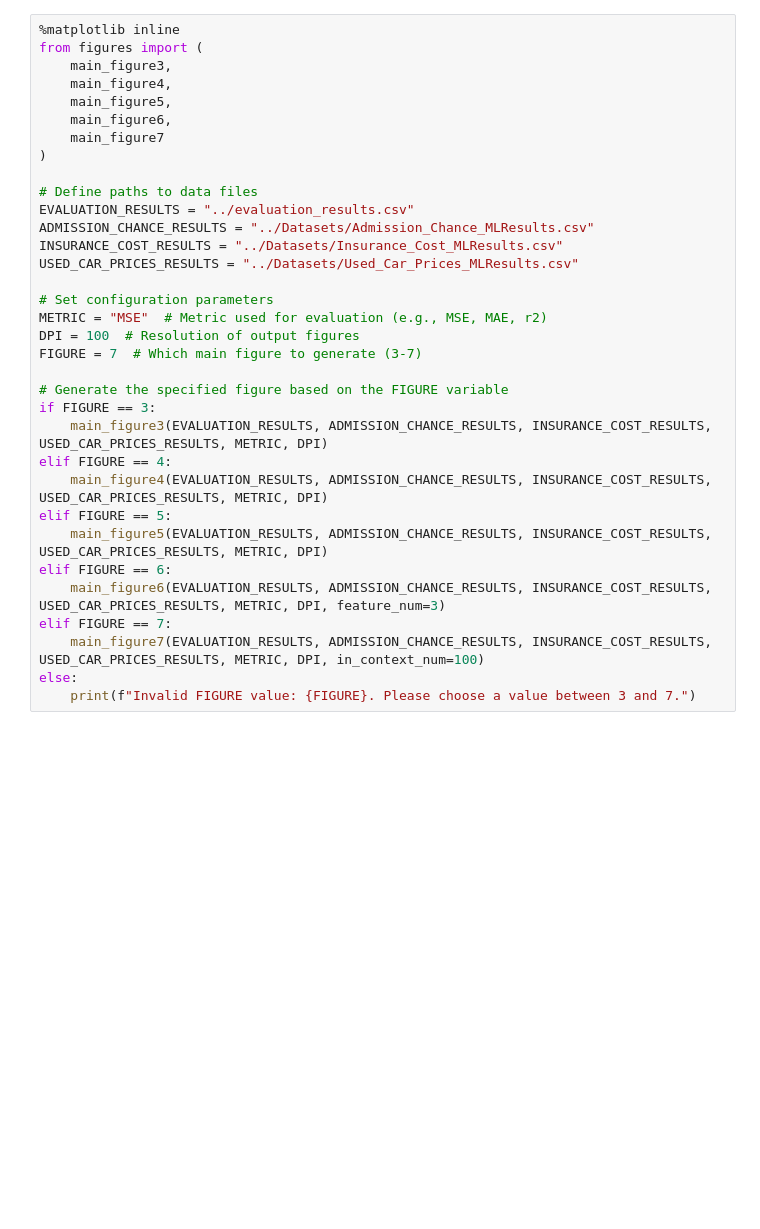
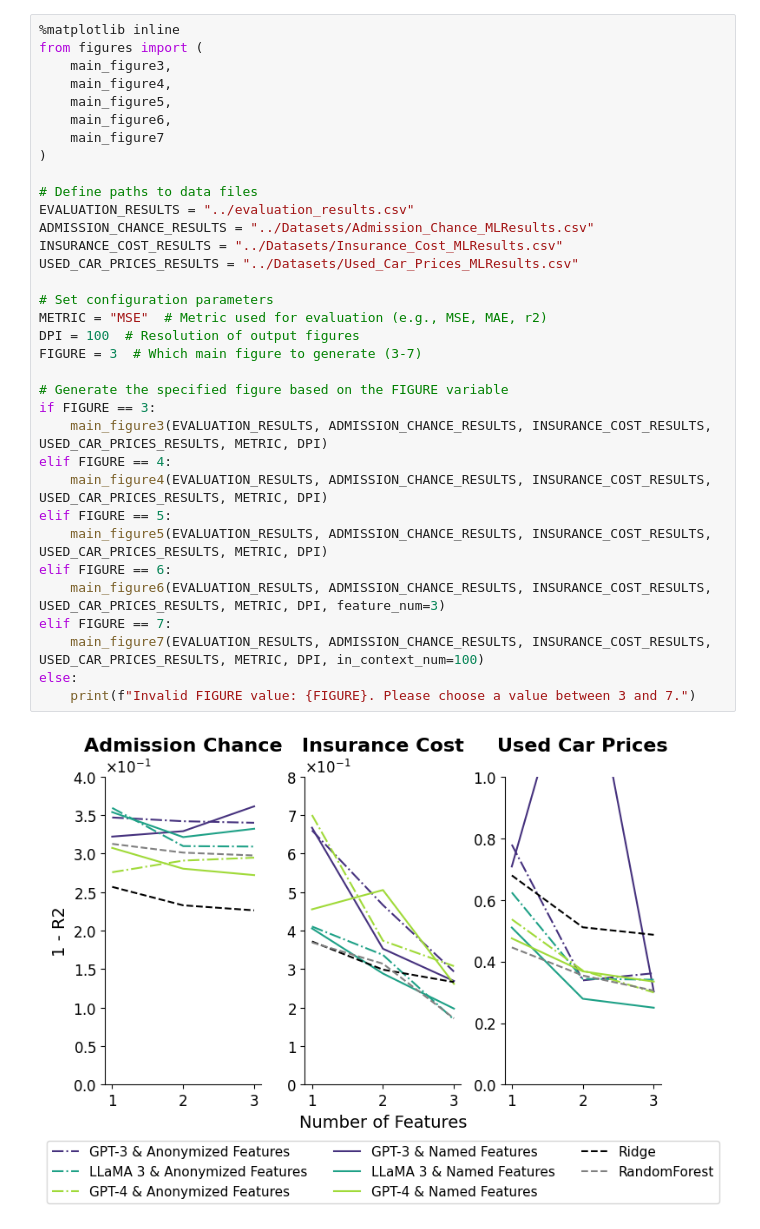
Before and after one commit to HLR/LvsR-LLM, a Jupyter notebook: Diagrams/main.ipynb, the cells around one changed output. Saved outputs shown, nothing was run; the diff lists cells and outputs as text; blank space fills up the shorter version.

Commit message:
Update the figures

```diff
--- a/Diagrams/main.ipynb
+++ b/Diagrams/main.ipynb
@@ -4,31 +4,33 @@ from figures import (
     main_figure3,
     main_figure4,
     main_figure5,
     main_figure6,
     main_figure7
 )
 
 # Define paths to data files
 EVALUATION_RESULTS = "../evaluation_results.csv"
 ADMISSION_CHANCE_RESULTS = "../Datasets/Admission_Chance_MLResults.csv"
 INSURANCE_COST_RESULTS = "../Datasets/Insurance_Cost_MLResults.csv"
 USED_CAR_PRICES_RESULTS = "../Datasets/Used_Car_Prices_MLResults.csv"
 
 # Set configuration parameters
 METRIC = "MSE"  # Metric used for evaluation (e.g., MSE, MAE, r2)
 DPI = 100  # Resolution of output figures
-FIGURE = 7  # Which main figure to generate (3-7)
+FIGURE = 3  # Which main figure to generate (3-7)
 
 # Generate the specified figure based on the FIGURE variable
 if FIGURE == 3:
     main_figure3(EVALUATION_RESULTS, ADMISSION_CHANCE_RESULTS, INSURANCE_COST_RESULTS, USED_CAR_PRICES_RESULTS, METRIC, DPI)
 elif FIGURE == 4:
     main_figure4(EVALUATION_RESULTS, ADMISSION_CHANCE_RESULTS, INSURANCE_COST_RESULTS, USED_CAR_PRICES_RESULTS, METRIC, DPI)
 elif FIGURE == 5:
     main_figure5(EVALUATION_RESULTS, ADMISSION_CHANCE_RESULTS, INSURANCE_COST_RESULTS, USED_CAR_PRICES_RESULTS, METRIC, DPI)
 elif FIGURE == 6:
     main_figure6(EVALUATION_RESULTS, ADMISSION_CHANCE_RESULTS, INSURANCE_COST_RESULTS, USED_CAR_PRICES_RESULTS, METRIC, DPI, feature_num=3)
 elif FIGURE == 7:
     main_figure7(EVALUATION_RESULTS, ADMISSION_CHANCE_RESULTS, INSURANCE_COST_RESULTS, USED_CAR_PRICES_RESULTS, METRIC, DPI, in_context_num=100)
 else:
     print(f"Invalid FIGURE value: {FIGURE}. Please choose a value between 3 and 7.")
+# %% [output]
+[figure, added]
```
Also changed, not shown: 6 other files.
